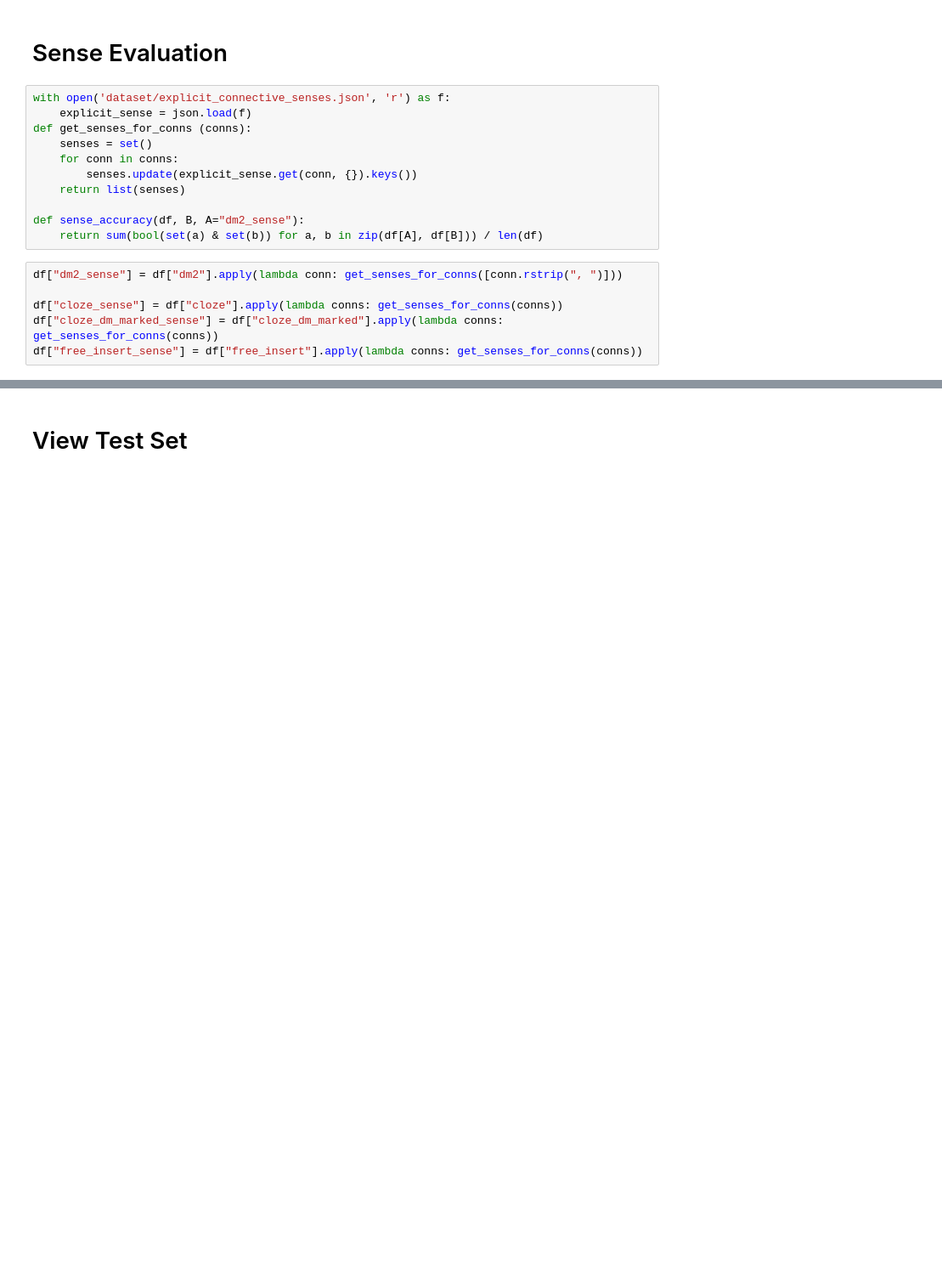
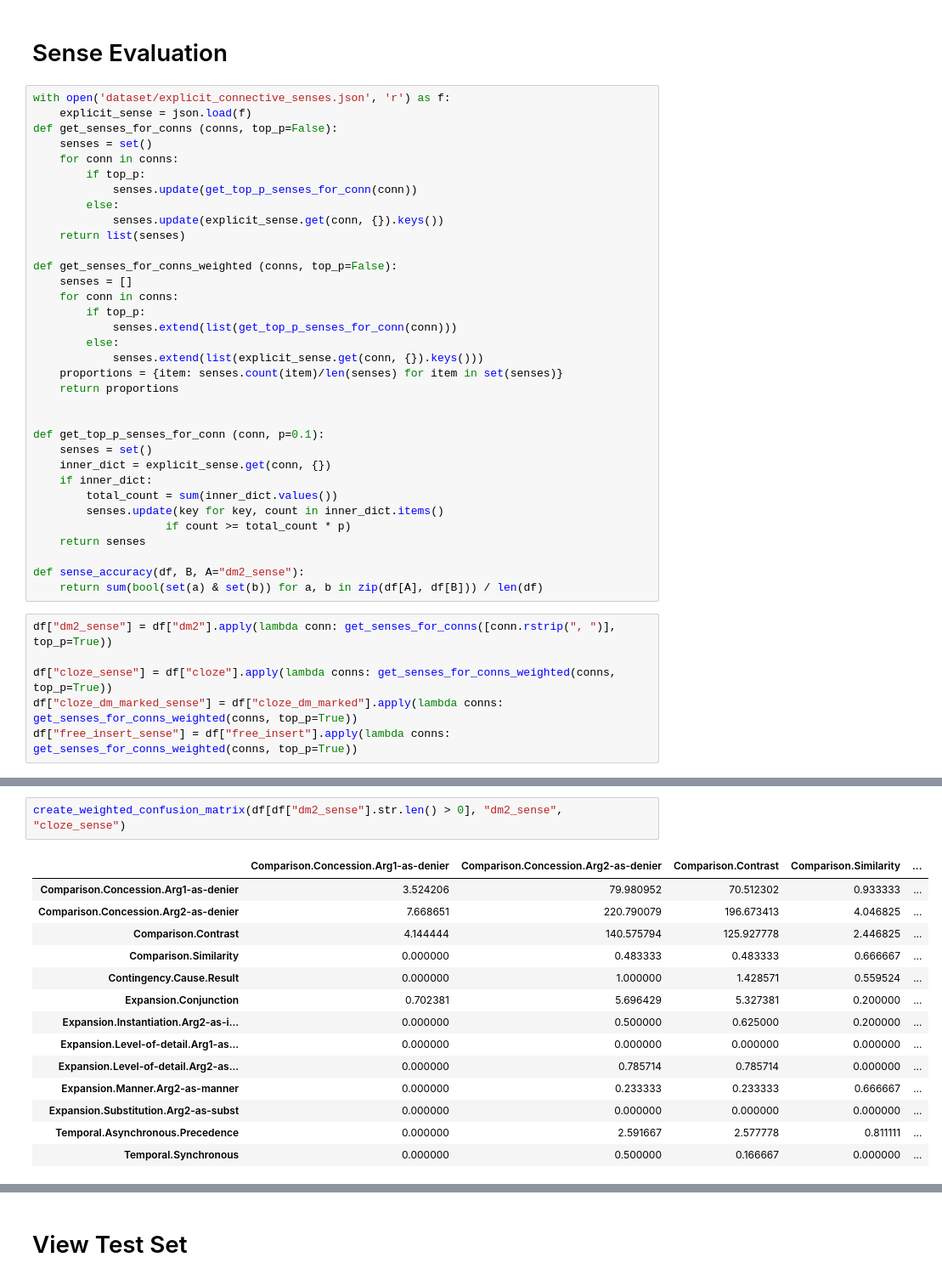
Before and after one commit to GuifuLiu/co-occur_dm, a Jupyter notebook: model/prompt/prompt.ipynb, the cells around one changed output, grey strips where cells are left out. Shown at 85% size. Saved outputs shown, nothing was run; the diff lists cells and outputs as text; blank space fills up the shorter version.

```diff
--- a/model/prompt/prompt.ipynb
+++ b/model/prompt/prompt.ipynb
@@ -213,17 +214,40 @@ df
 # %%
 with open('dataset/explicit_connective_senses.json', 'r') as f:
     explicit_sense = json.load(f)
-def get_senses_for_conns (conns):
+def get_senses_for_conns (conns, top_p=False):
     senses = set()
     for conn in conns:
-        senses.update(explicit_sense.get(conn, {}).keys())
+        if top_p:
+            senses.update(get_top_p_senses_for_conn(conn))
+        else:
+            senses.update(explicit_sense.get(conn, {}).keys())
     return list(senses)
+
+def get_senses_for_conns_weighted (conns, top_p=False):
+    senses = []
+    for conn in conns:
+        if top_p:
+            senses.extend(list(get_top_p_senses_for_conn(conn)))
+        else:
+            senses.extend(list(explicit_sense.get(conn, {}).keys()))
+    proportions = {item: senses.count(item)/len(senses) for item in set(senses)}
+    return proportions
+
+
+def get_top_p_senses_for_conn (conn, p=0.1):
+    senses = set()
+    inner_dict = explicit_sense.get(conn, {})
+    if inner_dict:
+        total_count = sum(inner_dict.values())
+        senses.update(key for key, count in inner_dict.items()
+                    if count >= total_count * p)
+    return senses
 
 def sense_accuracy(df, B, A="dm2_sense"):
     return sum(bool(set(a) & set(b)) for a, b in zip(df[A], df[B])) / len(df)
 # %%
-df["dm2_sense"] = df["dm2"].apply(lambda conn: get_senses_for_conns([conn.rstrip(", ")]))
+df["dm2_sense"] = df["dm2"].apply(lambda conn: get_senses_for_conns([conn.rstrip(", ")], top_p=True))
 
-df["cloze_sense"] = df["cloze"].apply(lambda conns: get_senses_for_conns(conns))
-df["cloze_dm_marked_sense"] = df["cloze_dm_marked"].apply(lambda conns: get_senses_for_conns(conns))
-df["free_insert_sense"] = df["free_insert"].apply(lambda conns: get_senses_for_conns(conns))
+df["cloze_sense"] = df["cloze"].apply(lambda conns: get_senses_for_conns_weighted(conns, top_p=True))
+df["cloze_dm_marked_sense"] = df["cloze_dm_marked"].apply(lambda conns: get_senses_for_conns_weighted(conns, top_p=True))
+df["free_insert_sense"] = df["free_insert"].apply(lambda conns: get_senses_for_conns_weighted(conns, top_p=True))
@@ -229,0 +314,17 @@ df["free_insert_sense"] = df["free_insert"].apply(lambda conns: get_senses_for_c
+# %%
+create_weighted_confusion_matrix(df[df["dm2_sense"].str.len() > 0], "dm2_sense", "cloze_sense")
+# %% [output]
+|  | Comparison.Concession.Arg1-as-denier | Comparison.Concession.Arg2-as-denier | Comparison.Contrast | Comparison.Similarity | ... |
+| Comparison.Concession.Arg1-as-denier | 3.524206 | 79.980952 | 70.512302 | 0.933333 | ... |
+| Comparison.Concession.Arg2-as-denier | 7.668651 | 220.790079 | 196.673413 | 4.046825 | ... |
+| Comparison.Contrast | 4.144444 | 140.575794 | 125.927778 | 2.446825 | ... |
+| Comparison.Similarity | 0.000000 | 0.483333 | 0.483333 | 0.666667 | ... |
+| Contingency.Cause.Result | 0.000000 | 1.000000 | 1.428571 | 0.559524 | ... |
+| Expansion.Conjunction | 0.702381 | 5.696429 | 5.327381 | 0.200000 | ... |
+| Expansion.Instantiation.Arg2-as-i... | 0.000000 | 0.500000 | 0.625000 | 0.200000 | ... |
+| Expansion.Level-of-detail.Arg1-as... | 0.000000 | 0.000000 | 0.000000 | 0.000000 | ... |
+| Expansion.Level-of-detail.Arg2-as... | 0.000000 | 0.785714 | 0.785714 | 0.000000 | ... |
+| Expansion.Manner.Arg2-as-manner | 0.000000 | 0.233333 | 0.233333 | 0.666667 | ... |
+| Expansion.Substitution.Arg2-as-subst | 0.000000 | 0.000000 | 0.000000 | 0.000000 | ... |
+| Temporal.Asynchronous.Precedence | 0.000000 | 2.591667 | 2.577778 | 0.811111 | ... |
+| Temporal.Synchronous | 0.000000 | 0.500000 | 0.166667 | 0.000000 | ... |
```
Also changed, not shown: parts of 22 cells of this notebook, 21 other files.
